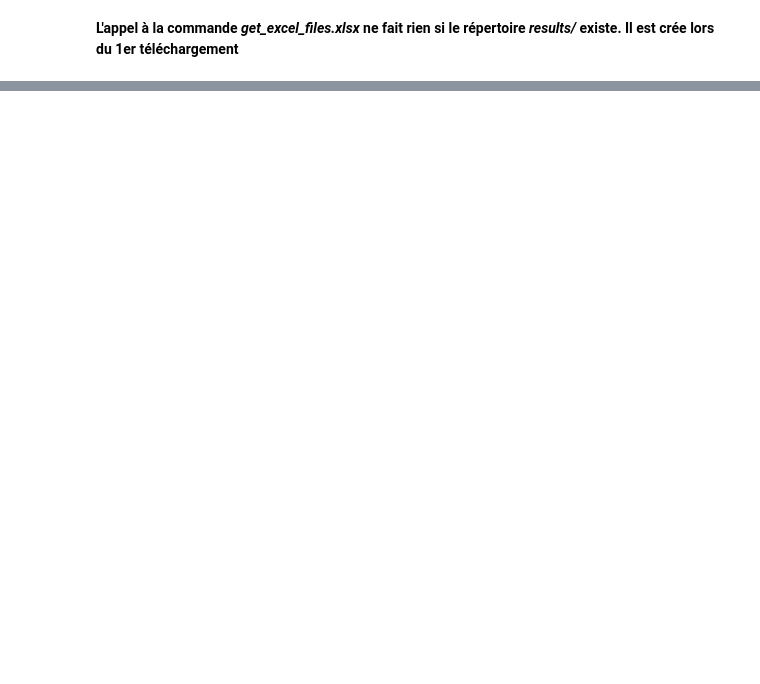
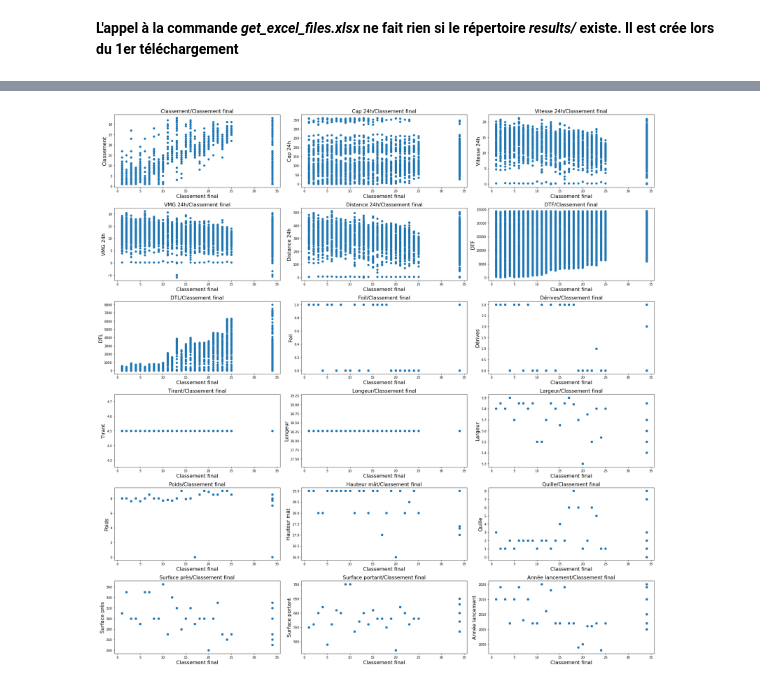
Before and after one commit to Kit-Data-Science-Telecom-2021-2022/lgp, a Jupyter notebook: Projet_final/projet-final-lgp.ipynb, the cells around one changed output, grey strips where cells are left out. Cells and saved outputs as stored; diff of their text form; code cells hidden in the pictures; blank space fills up the shorter version.

```diff
--- a/Projet_final/projet-final-lgp.ipynb
+++ b/Projet_final/projet-final-lgp.ipynb
@@ -394,0 +631,31 @@ Cleaning dataframe done
+# %%
+nom_colonne_y = "Classement final"
+
+def show_graphs(num_df, nom_colonne_y):
+    Y = num_df[nom_colonne_y]
+    X_cols=[]
+    X_cols = num_df.columns.to_list()
+    # on enlève le nom de la colonne Y
+    X_cols.remove(nom_colonne_y)
+
+    X = num_df[X_cols]
+
+    ncols=3
+    nrows=int((len(num_df.columns)-1)/ncols)+ min(1, (len(num_df.columns)-1)%ncols)
+
+    fig, axes = plt.subplots(ncols=ncols, nrows=nrows, figsize=(25 , 25))
+
+
+
+    for i, ax ,col in zip(range(len(num_df.columns)-1), axes.flat, X_cols):
+        ax.scatter(Y, X[col])
+        ax.set_title(col + "/"+nom_colonne_y , fontsize = 16)
+        ax.set_xlabel(nom_colonne_y, fontsize = 16)
+        ax.set_ylabel(col, fontsize = 16)
+    #     sns.distplot(data[i,0,0,0], hist=False, ax=ax)
+    fig.tight_layout()
+    plt.show()
+
+show_graphs(num_df, nom_colonne_y)
+# %% [output]
+[figure, added]
```
Also changed, not shown: parts of 48 cells of this notebook.
